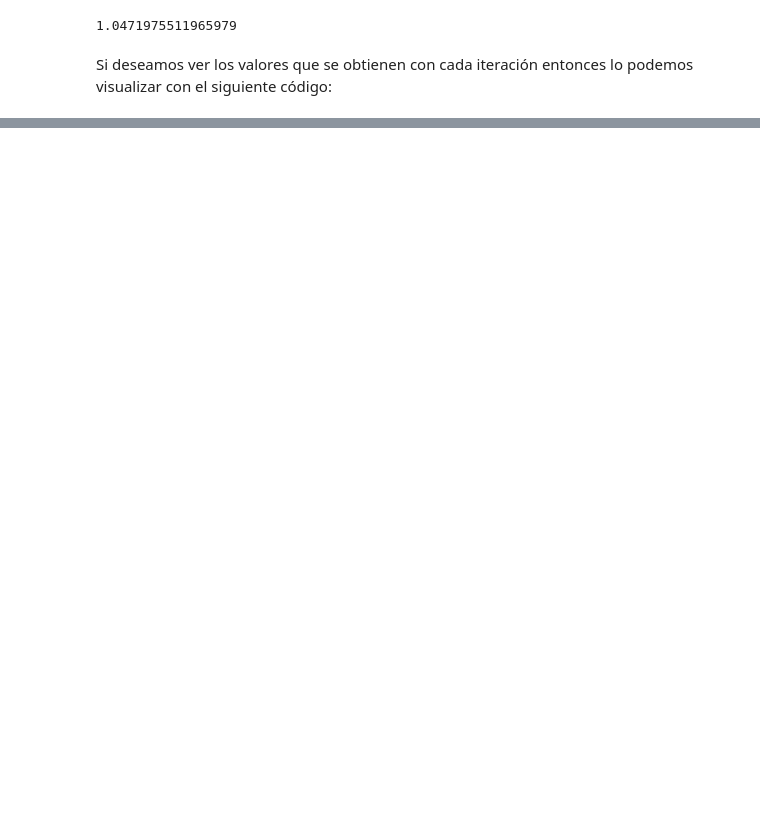
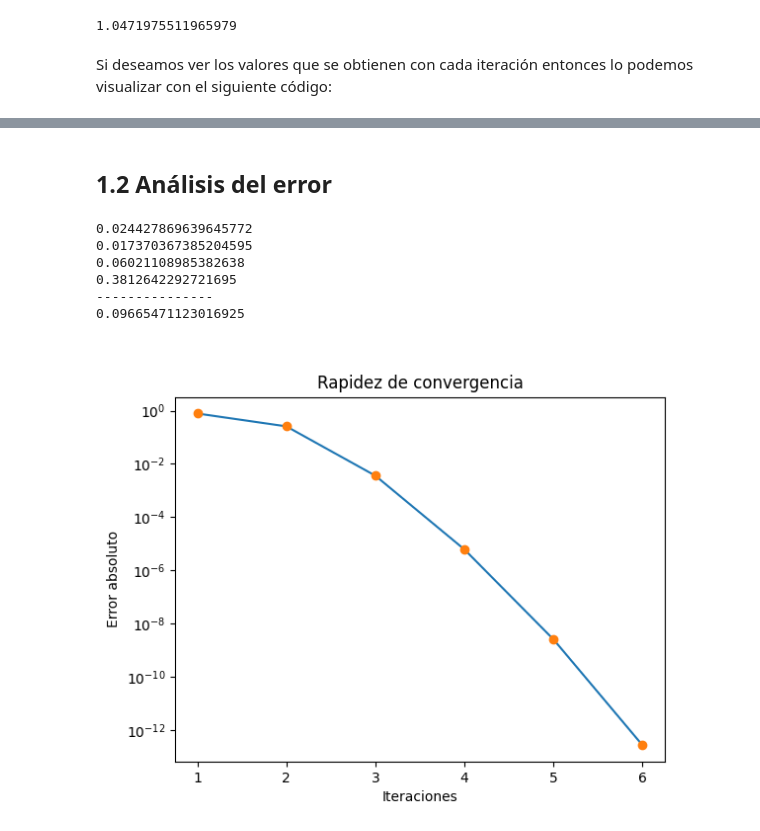
Before and after one commit to MonicaCabanas23/Numerical-Analysis, a Jupyter notebook: Raices-de-funciones-no-lineales.ipynb, the cells around one changed output, grey strips where cells are left out. Drawn from its saved outputs; the diff is of its cells as text; code cells hidden in the pictures; blank space fills up the shorter version.

```diff
--- a/Raices-de-funciones-no-lineales.ipynb
+++ b/Raices-de-funciones-no-lineales.ipynb
@@ -130,0 +199,28 @@ display(df)
+# %% [markdown]
+## 1.2 Análisis del error
+# %%
+length = len(table["ERROR"])
+sum = 0
+for i in range(1, length-1):
+    l = table["ERROR"][i+1]/(table["ERROR"][i])**math.sqrt(2)
+    print(l)
+    sum += l
+avg = sum / (length - 1)
+print("---------------")
+print(avg)
+
+plt.plot(table["n"], table["ERROR"])
+plt.plot(table["n"], table["ERROR"], 'o')
+plt.title("Rapidez de convergencia")
+plt.xlabel("Iteraciones")
+plt.ylabel("Error absoluto")
+plt.yscale("log")
+plt.show()
+# %% [output]
+0.024427869639645772
+0.017370367385204595
+0.06021108985382638
+0.3812642292721695
+---------------
+0.09665471123016925
+[figure, added]
```
Also changed, not shown: parts of 15 cells of this notebook.
